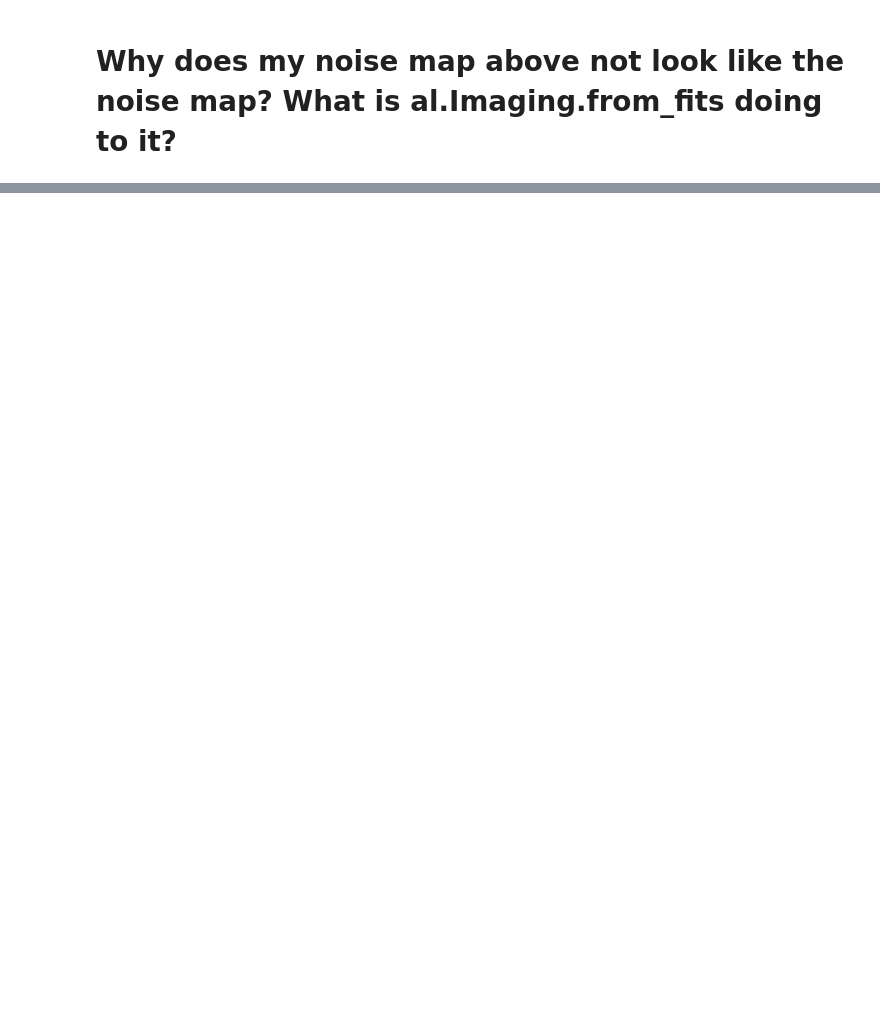
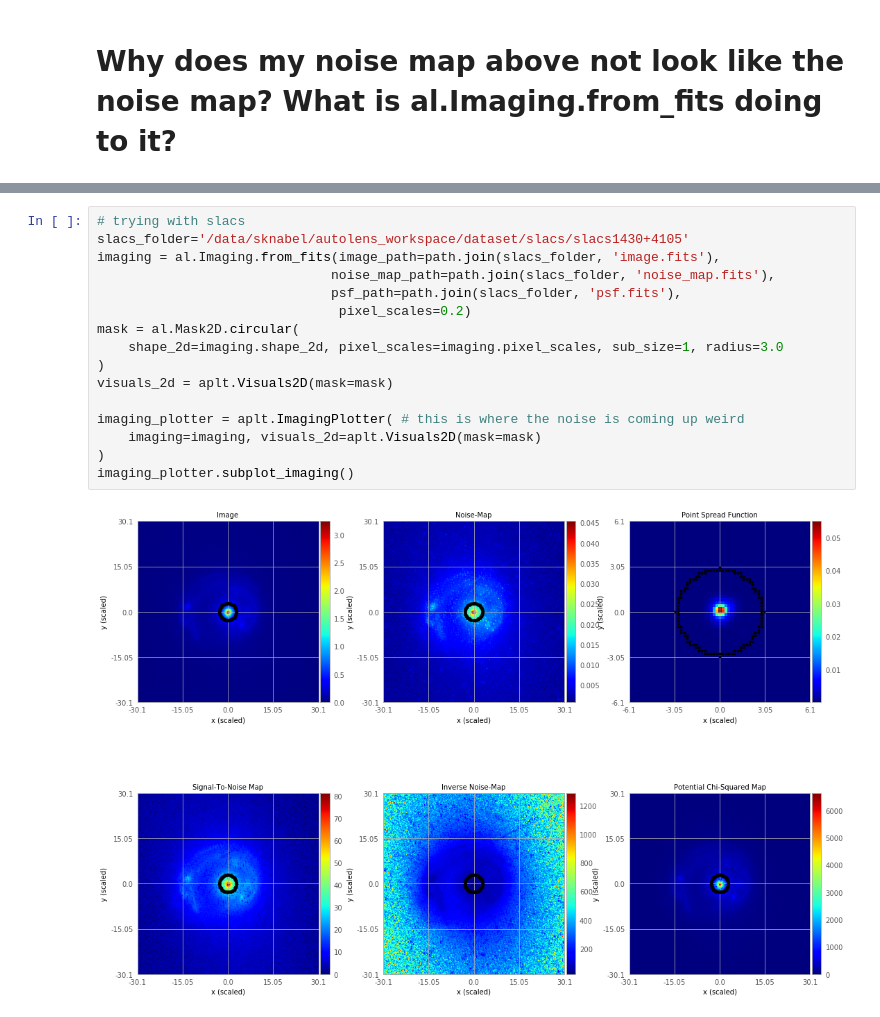
Before and after one commit to shawnknabel/autoz_lens_model, a Jupyter notebook: notebooks/models/G3575500_1906_model_021221.ipynb, the cells around one changed output, grey strips where cells are left out. Saved outputs shown, nothing was run; the diff lists cells and outputs as text; blank space fills up the shorter version.

```diff
--- a/notebooks/models/G3575500_1906_model_021221.ipynb
+++ b/notebooks/models/G3575500_1906_model_021221.ipynb
@@ -79,0 +66,18 @@ Array([[0.16433446, 0.21638412,        nan, ...,        nan, 0.23214173,
+# %%
+# trying with slacs
+slacs_folder='/data/sknabel/autolens_workspace/dataset/slacs/slacs1430+4105'
+imaging = al.Imaging.from_fits(image_path=path.join(slacs_folder, 'image.fits'),
+                              noise_map_path=path.join(slacs_folder, 'noise_map.fits'),
+                              psf_path=path.join(slacs_folder, 'psf.fits'),
+                               pixel_scales=0.2)
+mask = al.Mask2D.circular(
+    shape_2d=imaging.shape_2d, pixel_scales=imaging.pixel_scales, sub_size=1, radius=3.0
+)
+visuals_2d = aplt.Visuals2D(mask=mask)
+
+imaging_plotter = aplt.ImagingPlotter( # this is where the noise is coming up weird
+    imaging=imaging, visuals_2d=aplt.Visuals2D(mask=mask)
+)
+imaging_plotter.subplot_imaging()
+# %% [output]
+[figure, added]
```
Also changed, not shown: parts of 5 cells of this notebook, 2 other files.
